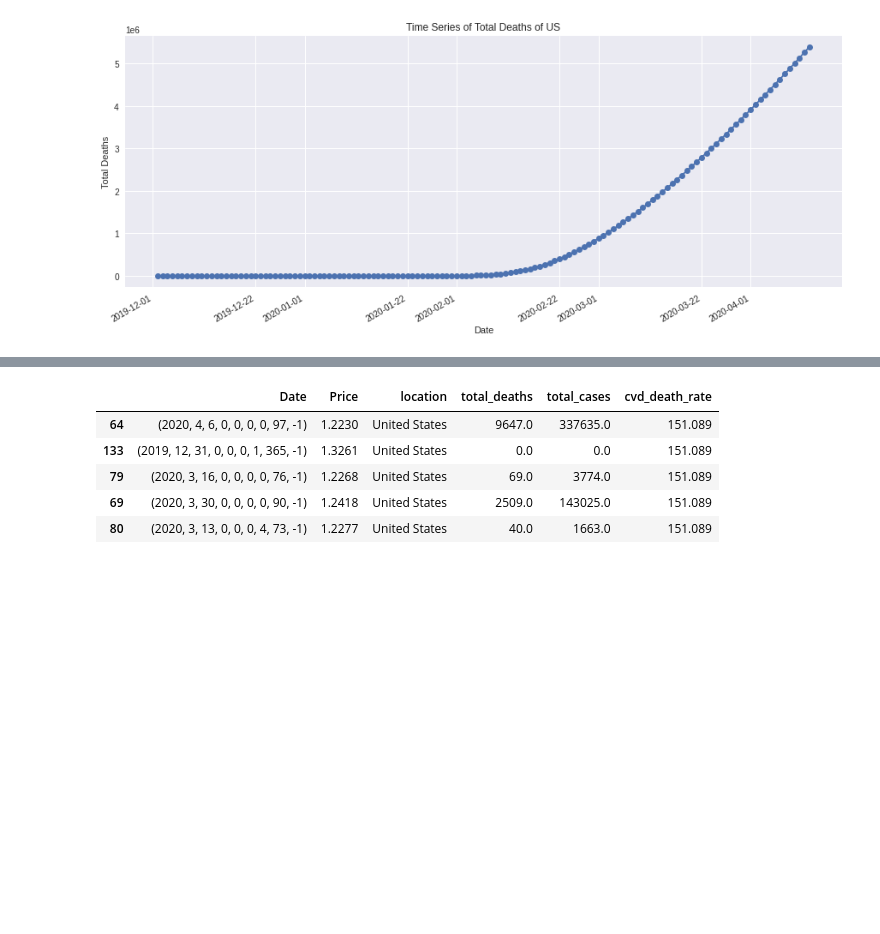
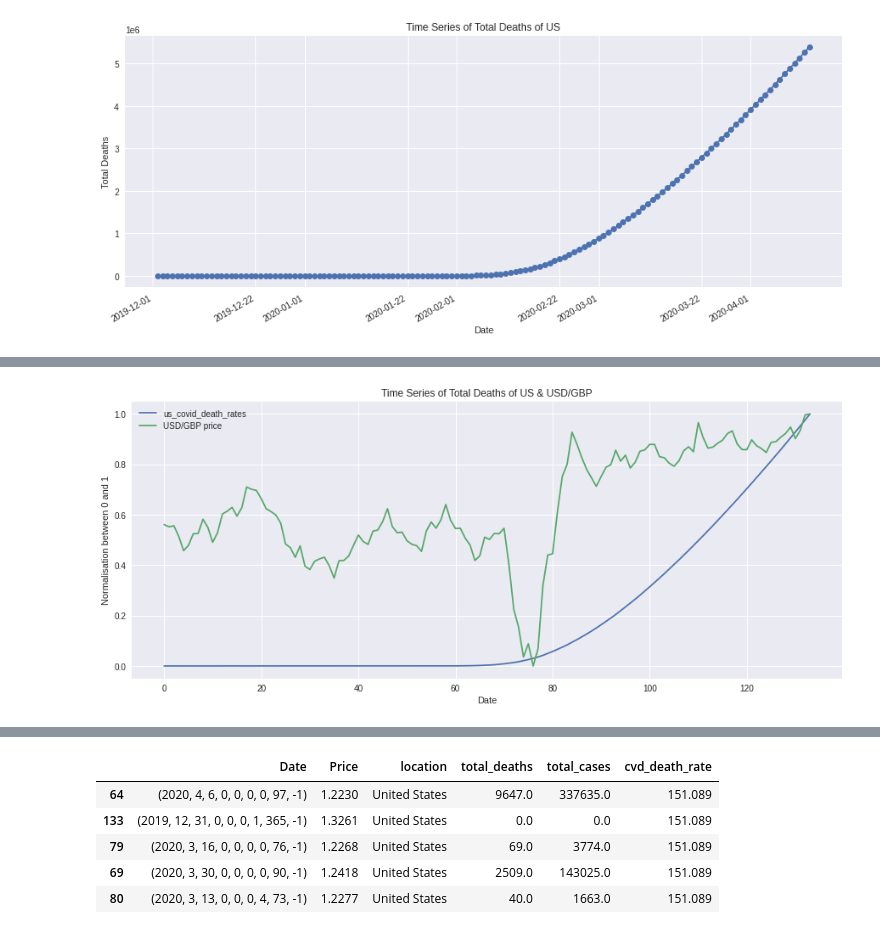
Before and after one commit to vivienneobrien/final_project, a Jupyter notebook: week_7/regression_model.ipynb, the cells around one changed output, grey strips where cells are left out. Cells and saved outputs as stored; diff of their text form; code cells hidden in the pictures; blank space fills up the shorter version.

```diff
--- a/week_7/regression_model.ipynb
+++ b/week_7/regression_model.ipynb
@@ -267,8 +273,8 @@ print(day)
 # %%
 # Plots the accumulative daily death rates of a country
 dates = np.array(dateFormatting['new_date'])
-price = np.array(day)
-plt.plot_date(dates,price, linestyle ='solid')
+us_deaths = np.array(day)
+plt.plot_date(dates,us_deaths, linestyle ='solid')
 plt.gcf().autofmt_xdate()
 date_format = mpl_dates.DateFormatter('%b,%d,%Y')
 plt.title('Time Series of Total Deaths of US')
@@ -355,0 +294,5 @@ print(ans)
+# %%
+price_frame = pd.DataFrame(np.concatenate([price]), columns= ["Price"])
+death_frame = pd.DataFrame(np.concatenate([day]), columns= ["Total_Deaths_US"])
+print(price_frame)
+print(death_frame)
@@ -355,0 +317,8 @@ print(ans)
+# %%
+# Working Normalised method!!
+from sklearn.preprocessing import MinMaxScaler
+scaler = MinMaxScaler(feature_range=(0,1))
+normalisation_us_deaths = scaler.fit_transform(death_frame).reshape(-1,1)
+normalisation_price = scaler.fit_transform(price_frame).reshape(-1,1)
+print(normalisation_us_deaths)
+print(normalisation_price)
@@ -355,0 +343,14 @@ print(ans)
+# %%
+# Inspect the data
+# Look at join distributions of afew pairs of collumns from the training set
+# Need to revise what this graph does
+import matplotlib.pyplot as plt
+plt.title('Time Series of Total Deaths of US & USD/GBP')
+plt.plot(normalisation_us_deaths,label="us_covid_death_rates")
+plt.plot(normalisation_price, label="USD/GBP price")
+plt.ylabel('Normalisation between 0 and 1')
+plt.xlabel('Date')
+plt.legend()
+plt.show()
+# %% [output]
+[figure, added]
```
Also changed, not shown: parts of 26 cells of this notebook, 1 other file.
